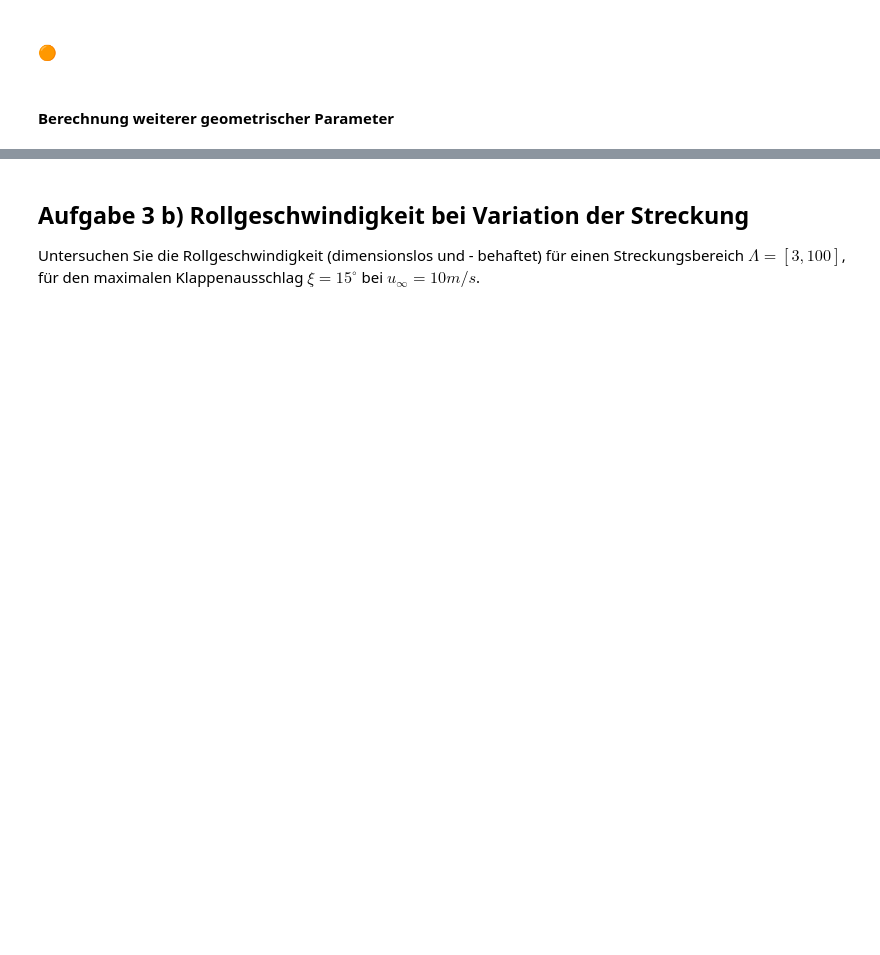
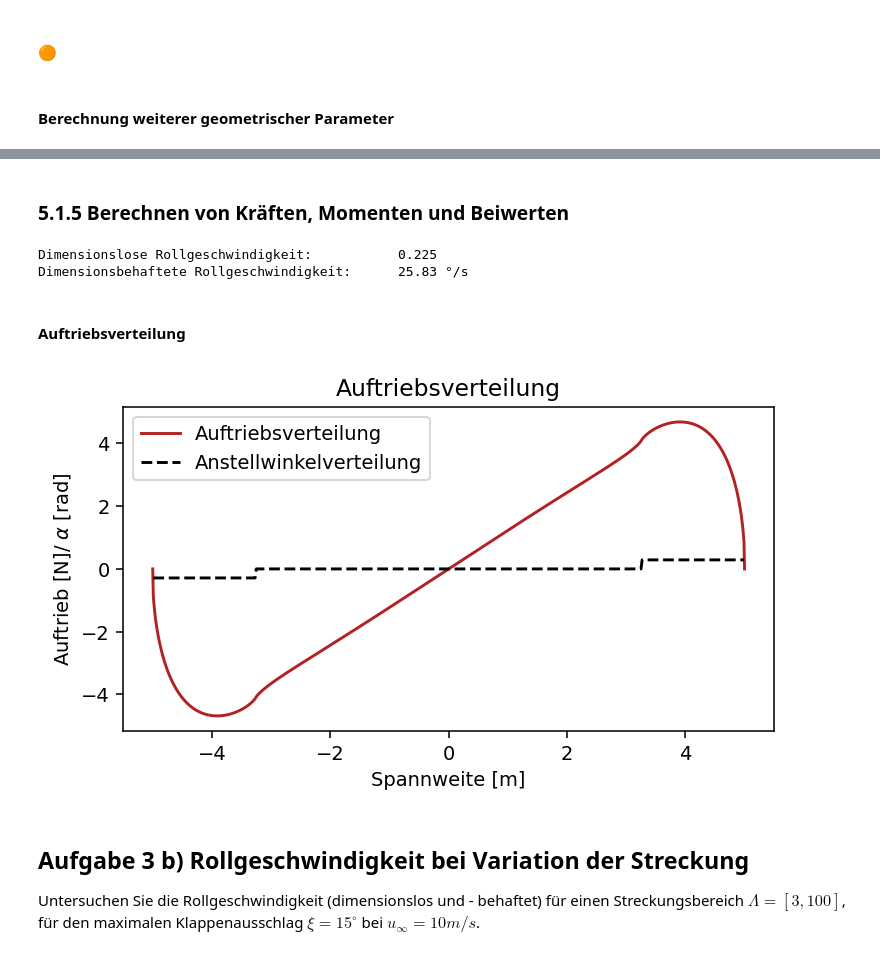
Before and after one commit to AntonSchreiber/aero-lecture, a Jupyter notebook: notebooks/uebung5_Rollgeschwindigkeit.ipynb, the cells around one changed output, grey strips where cells are left out. Drawn from its saved outputs; the diff is of its cells as text; code cells hidden in the pictures; blank space fills up the shorter version.

```diff
--- a/notebooks/uebung5_Rollgeschwindigkeit.ipynb
+++ b/notebooks/uebung5_Rollgeschwindigkeit.ipynb
@@ -260,3 +235,43 @@ print(w_x)
+# %%
+# Berechnen der Anteile der Koeffizientenmatrix
+a_AB, a_Aoo, a_Boo = compute_coeff_matrices(y_a, y_b, y_c, x_a, x_b, x_c)
+
+a = a_AB + a_Aoo - a_Boo                                # Koeffizientenmatrix
+alpha_g = np.full((a.shape[0]), alpha, dtype=float)     # Anstellwinkelvektor
+# %% [markdown]
+### 5.1.5 Berechnen von Kräften, Momenten und Beiwerten
+# %%
+C_L_ruder, C_L_rollen, A_i = compute_forces_coeffs(alpha_g, a, s)
+
+# Berechnen der Rollgeschwindigkeit
+Omega_max = C_L_ruder / C_L_rollen
+omega_x = Omega_max / s * U_inf * 180 / np.pi
+
+print("Dimensionslose Rollgeschwindigkeit:          ", "%.3f" % Omega_max)
+print("Dimensionsbehaftete Rollgeschwindigkeit:     ", "%.2f" % omega_x, "°/s")
+# %% [output]
+Dimensionslose Rollgeschwindigkeit:           0.225
+Dimensionsbehaftete Rollgeschwindigkeit:      25.83 °/s
+# %% [markdown]
+#### Auftriebsverteilung
+# %%
+# Hinzufügen von Endpunkten zum plotten
+A_i = np.insert(A_i, 0, 0)
+A_i = np.append(A_i, 0)
+y_c = np.insert(y_c, 0, -s)
+y_c = np.append(y_c, s)
+
+# Plotten der Auftriebsverteilungen
+plt.figure(figsize=(6, 3))
+plt.plot(y_c, A_i, '-', color="firebrick", label='Auftriebsverteilung')
+plt.plot(y_c[1:-1], alpha_g, '--', color="black", label='Anstellwinkelverteilung')
+plt.xlabel('Spannweite [m]')
+plt.ylabel(r'Auftrieb [N]/ $\alpha$ [rad]')
+plt.title('Auftriebsverteilung')
+plt.legend()
+plt.show()
+# %% [output]
+[figure, added]
 # %% [markdown]
 ## Aufgabe 3 b) Rollgeschwindigkeit bei Variation der Streckung
 
```
Also changed, not shown: parts of 14 cells of this notebook, 1 other file.
